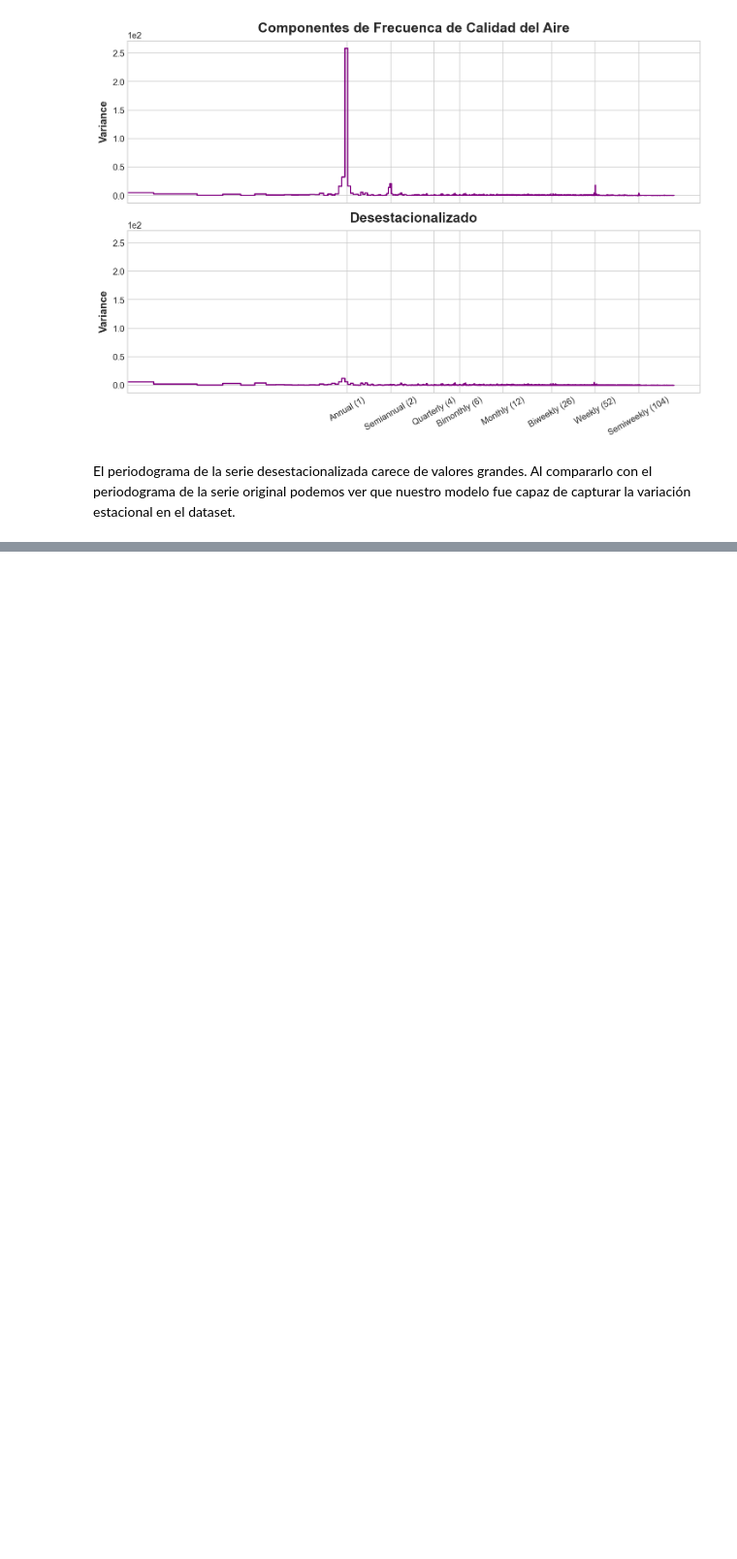
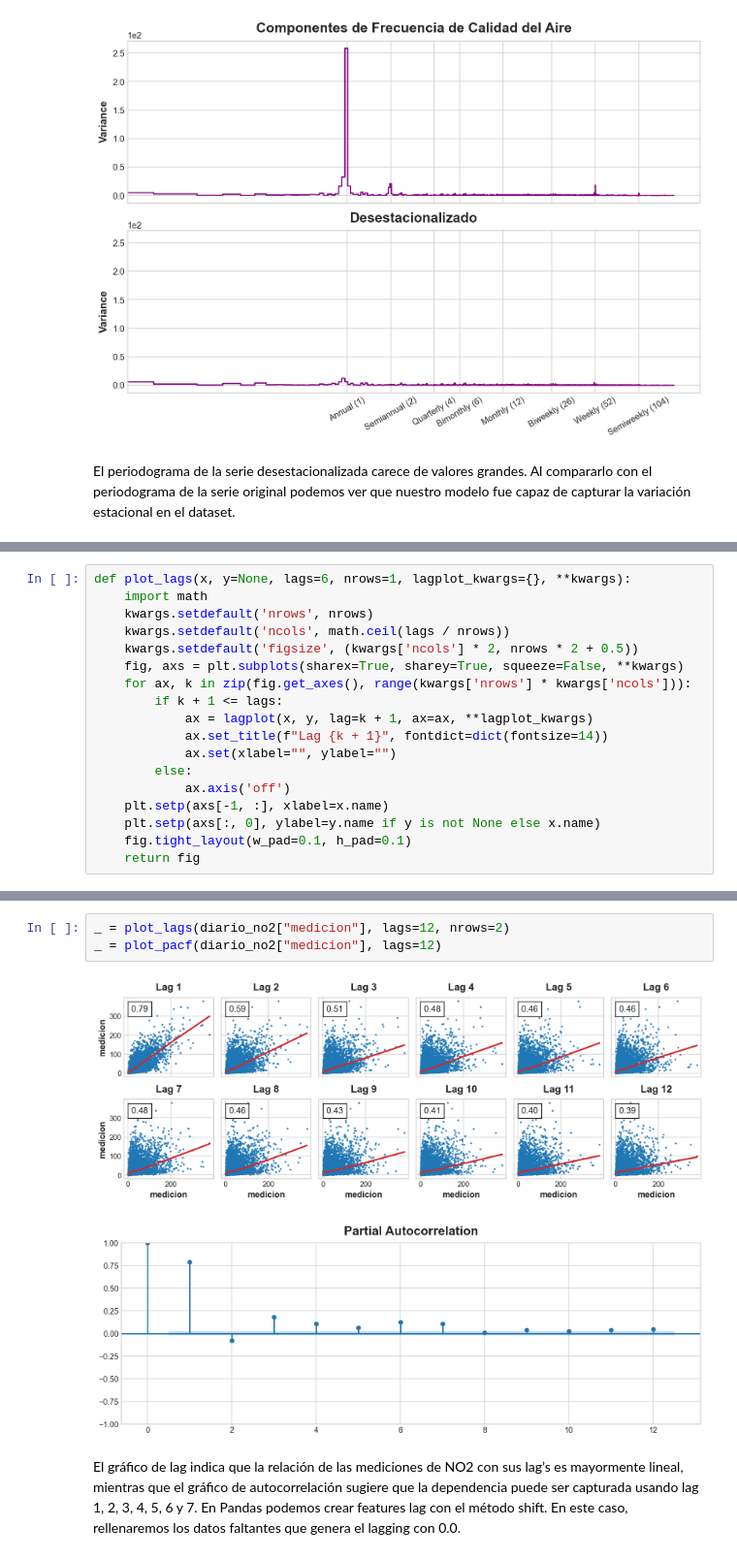
Before and after one commit to SgtSteiner/calidad-del-aire, a Jupyter notebook: calidad_aire_eda.ipynb, the cells around one changed output, grey strips where cells are left out. Shown at 97% size. Saved outputs shown, nothing was run; the diff lists cells and outputs as text; blank space fills up the shorter version.

```diff
--- a/calidad_aire_eda.ipynb
+++ b/calidad_aire_eda.ipynb
@@ -555,0 +623,18 @@ El periodograma de la serie desestacionalizada carece de valores grandes. Al com
+# %%
+def plot_lags(x, y=None, lags=6, nrows=1, lagplot_kwargs={}, **kwargs):
+    import math
+    kwargs.setdefault('nrows', nrows)
+    kwargs.setdefault('ncols', math.ceil(lags / nrows))
+    kwargs.setdefault('figsize', (kwargs['ncols'] * 2, nrows * 2 + 0.5))
+    fig, axs = plt.subplots(sharex=True, sharey=True, squeeze=False, **kwargs)
+    for ax, k in zip(fig.get_axes(), range(kwargs['nrows'] * kwargs['ncols'])):
+        if k + 1 <= lags:
+            ax = lagplot(x, y, lag=k + 1, ax=ax, **lagplot_kwargs)
+            ax.set_title(f"Lag {k + 1}", fontdict=dict(fontsize=14))
+            ax.set(xlabel="", ylabel="")
+        else:
+            ax.axis('off')
+    plt.setp(axs[-1, :], xlabel=x.name)
+    plt.setp(axs[:, 0], ylabel=y.name if y is not None else x.name)
+    fig.tight_layout(w_pad=0.1, h_pad=0.1)
+    return fig
@@ -555,0 +652,8 @@ El periodograma de la serie desestacionalizada carece de valores grandes. Al com
+# %%
+_ = plot_lags(diario_no2["medicion"], lags=12, nrows=2)
+_ = plot_pacf(diario_no2["medicion"], lags=12)
+# %% [output]
+[figure, added]
+[figure, added]
+# %% [markdown]
+El gráfico de lag indica que la relación de las mediciones de NO2 con sus lag’s es mayormente lineal, mientras que el gráfico de autocorrelación sugiere que la dependencia puede ser capturada usando lag 1, 2, 3, 4, 5, 6 y 7. En Pandas podemos crear features lag con el método shift. En este caso, rellenaremos los datos faltantes que genera el lagging con 0.0.
```
Also changed, not shown: parts of 14 cells of this notebook.
